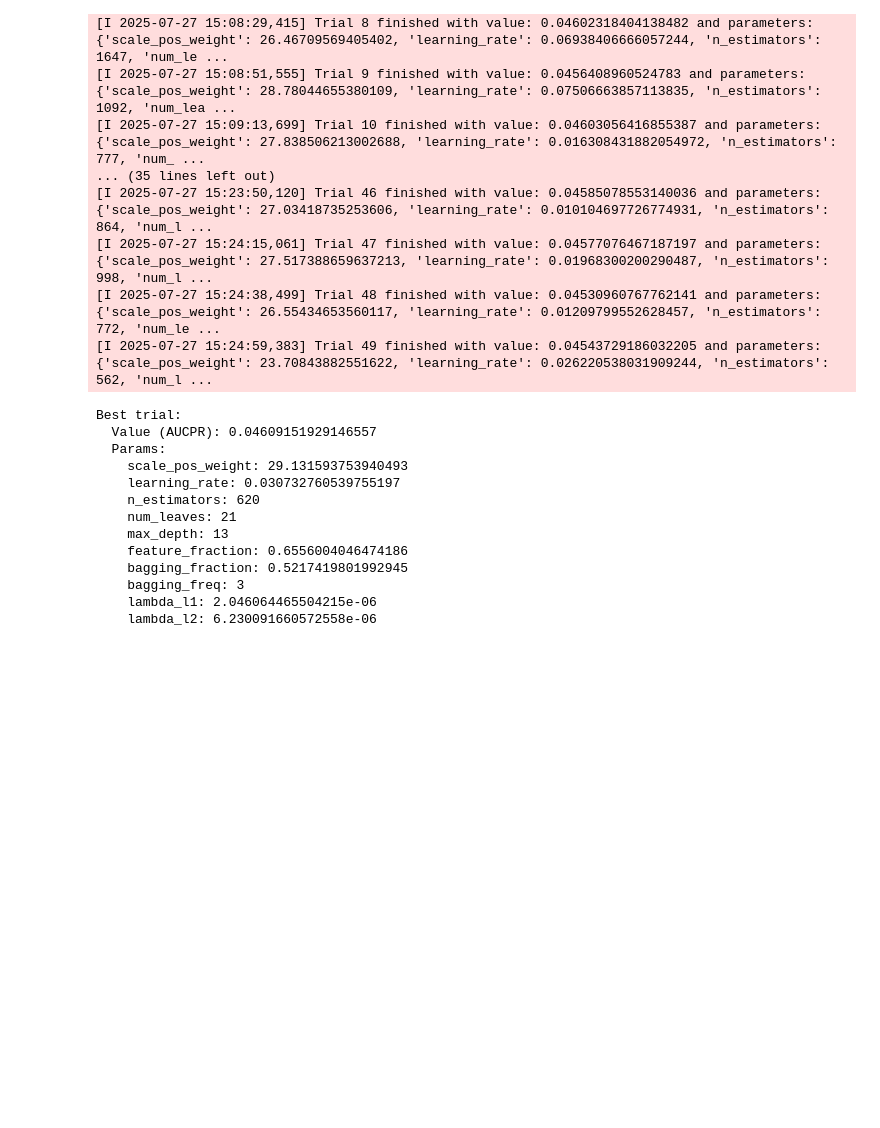
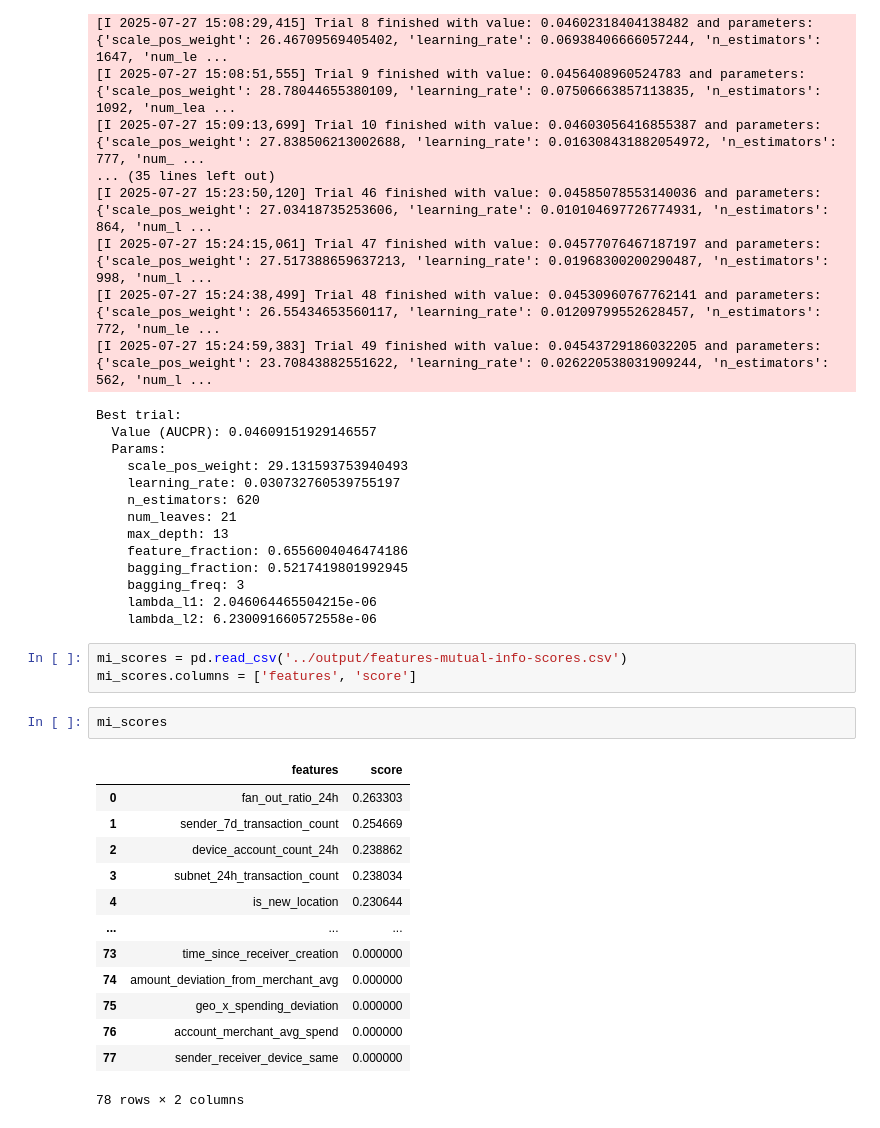
Before and after one commit to Azvier/transaction-fraud-detection, a Jupyter notebook: notebooks/03-model-training-evaluation.ipynb, the cells around one changed output. Saved outputs shown, nothing was run; the diff lists cells and outputs as text; blank space fills up the shorter version.

```diff
--- a/notebooks/03-model-training-evaluation.ipynb
+++ b/notebooks/03-model-training-evaluation.ipynb
@@ -171,3 +173,22 @@ Best trial:
     bagging_freq: 3
     lambda_l1: 2.046064465504215e-06
     lambda_l2: 6.230091660572558e-06
+# %%
+mi_scores = pd.read_csv('../output/features-mutual-info-scores.csv')
+mi_scores.columns = ['features', 'score']
+# %%
+mi_scores
+# %% [output]
+|  | features | score |
+| 0 | fan_out_ratio_24h | 0.263303 |
+| 1 | sender_7d_transaction_count | 0.254669 |
+| 2 | device_account_count_24h | 0.238862 |
+| 3 | subnet_24h_transaction_count | 0.238034 |
+| 4 | is_new_location | 0.230644 |
+| ... | ... | ... |
+| 73 | time_since_receiver_creation | 0.000000 |
+| 74 | amount_deviation_from_merchant_avg | 0.000000 |
+| 75 | geo_x_spending_deviation | 0.000000 |
+| 76 | account_merchant_avg_spend | 0.000000 |
+| 77 | sender_receiver_device_same | 0.000000 |
+78 rows × 2 columns
```
Also changed, not shown: parts of 4 cells of this notebook.
